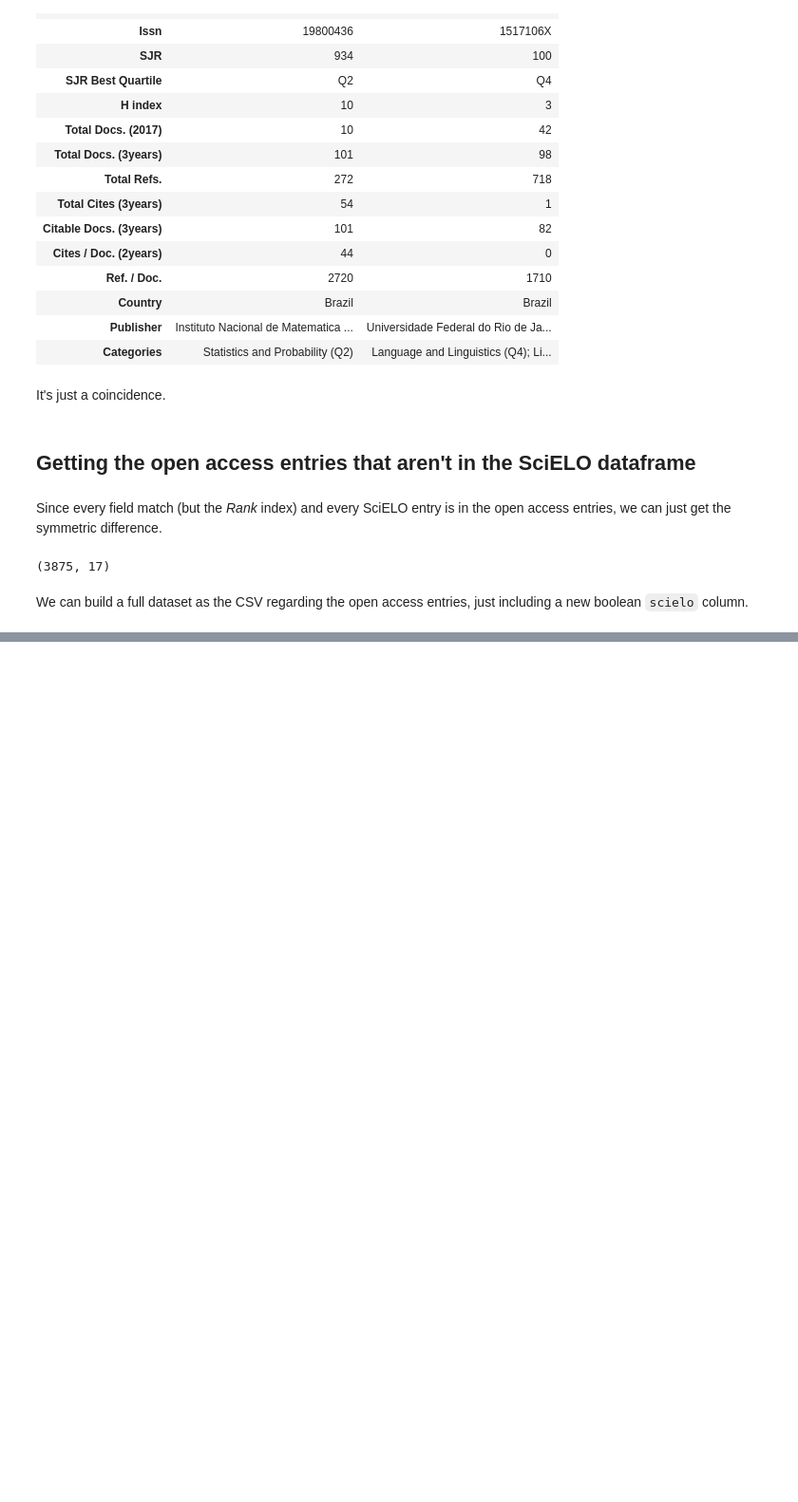
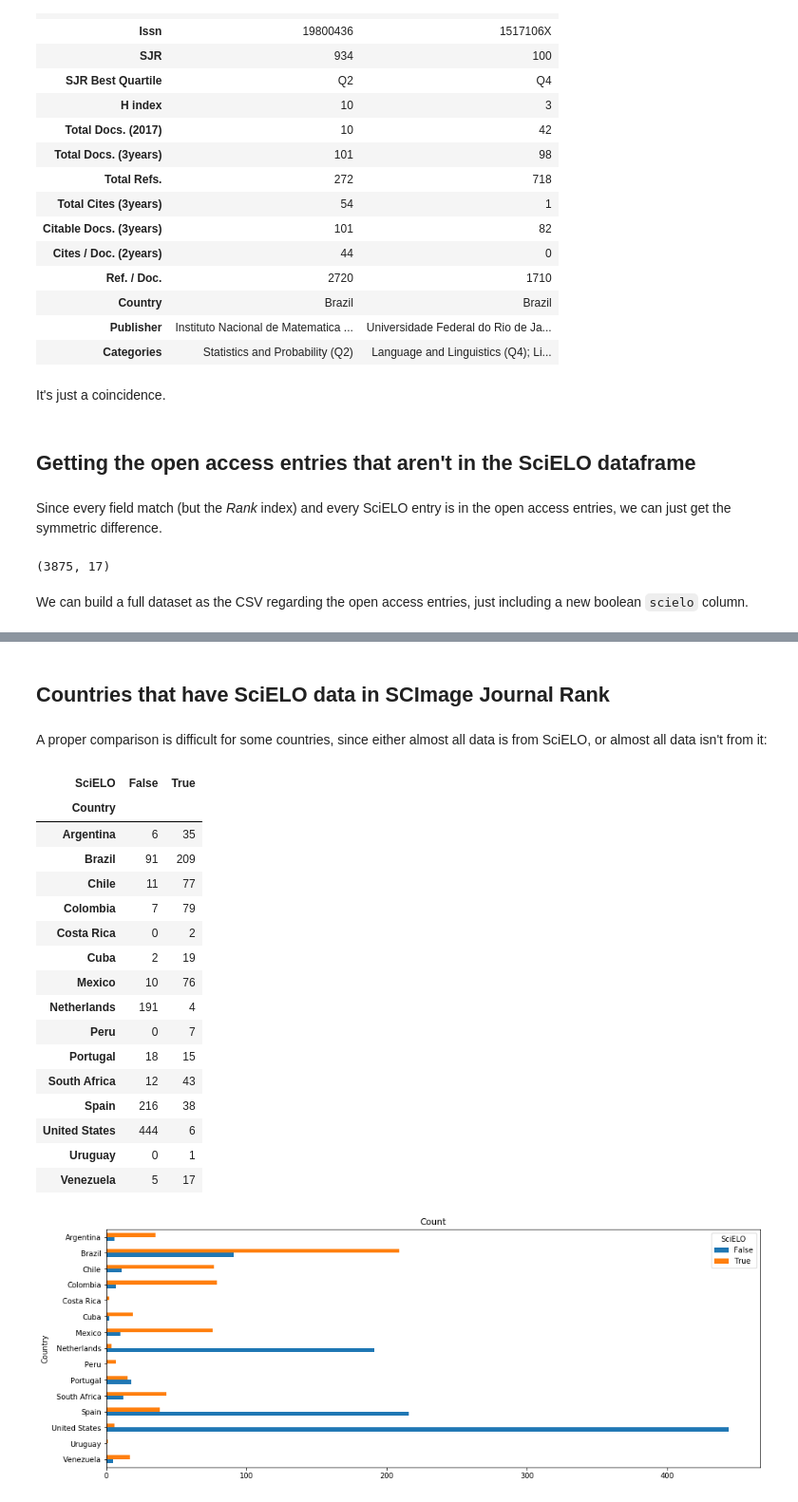
Before and after one commit to scieloorg/scielo20gt6, a Jupyter notebook: scimago2017.ipynb, the cells around one changed output, grey strips where cells are left out. Shown: that part at 95% size. Drawn from its saved outputs; the diff is of its cells as text; code cells hidden in the pictures; blank space fills up the shorter version.

```diff
--- a/scimago2017.ipynb
+++ b/scimago2017.ipynb
@@ -235,0 +320,36 @@ dataset = pd.concat([
+# %% [markdown]
+## Countries that have SciELO data in SCImage Journal Rank
+# %% [markdown]
+A proper comparison is difficult for some countries,
+since either almost all data is from SciELO,
+or almost all data isn't from it:
+# %%
+dataset_cf = dataset[dataset["Country"].isin(scielo_countries)] # Country-filtered
+dataset_cf_count = (dataset_cf
+                    .groupby(["Country", "SciELO"])
+                    .size()
+                    .unstack()
+                    .fillna(0)
+                    .astype(int)
+                   )
+dataset_cf_count.iloc[::-1].plot.barh(figsize=(16, 6), title="Count")
+dataset_cf_count
+# %% [output]
+| SciELO | False | True |
+| Country |  |  |
+| Argentina | 6 | 35 |
+| Brazil | 91 | 209 |
+| Chile | 11 | 77 |
+| Colombia | 7 | 79 |
+| Costa Rica | 0 | 2 |
+| Cuba | 2 | 19 |
+| Mexico | 10 | 76 |
+| Netherlands | 191 | 4 |
+| Peru | 0 | 7 |
+| Portugal | 18 | 15 |
+| South Africa | 12 | 43 |
+| Spain | 216 | 38 |
+| United States | 444 | 6 |
+| Uruguay | 0 | 1 |
+| Venezuela | 5 | 17 |
+[figure, added]
```
Also changed, not shown: parts of 19 cells of this notebook.
